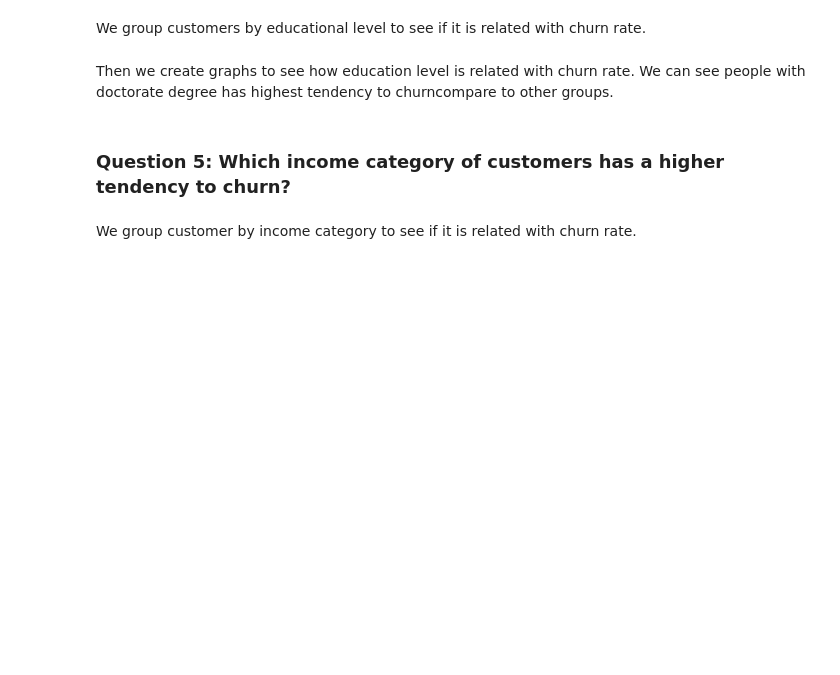
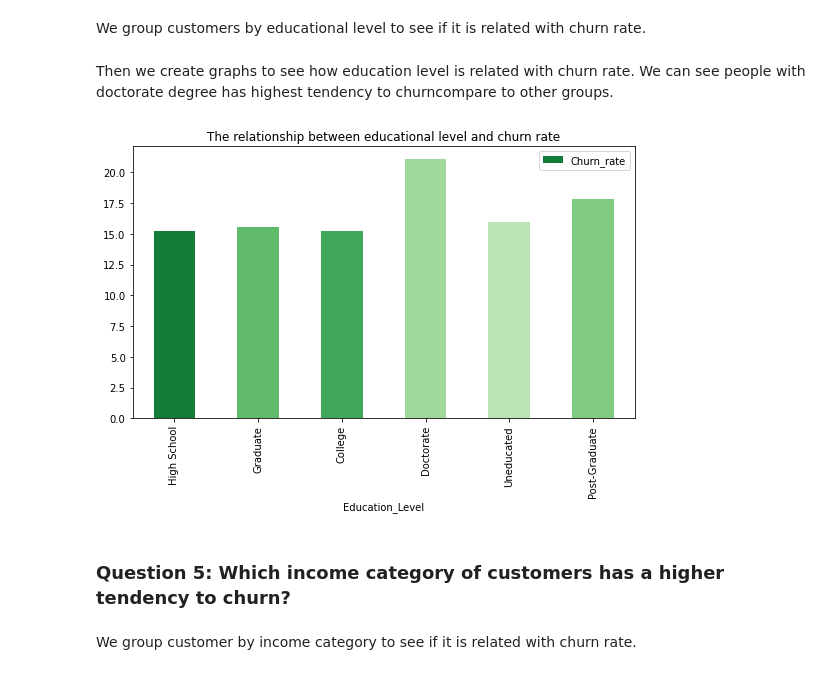
Before and after one commit to zhouchun0105/credit-card-churners, a Jupyter notebook: SUBMIT_creditcard_churners_team1.ipynb, the cells around one changed output. Drawn from its saved outputs; the diff is of its cells as text; code cells hidden in the pictures; blank space fills up the shorter version.

```diff
--- a/SUBMIT_creditcard_churners_team1.ipynb
+++ b/SUBMIT_creditcard_churners_team1.ipynb
@@ -247,9 +254,8 @@ Education_Level
 Then we create graphs to see how education level is related with churn rate. We can see people with doctorate degree has highest tendency to churncompare to other groups.
 # %%
 Education_Level.plot(title = 'The relationship between educational level and churn rate',kind='bar', x='Education_Level', y='Churn_rate',color = ['#137c39','#60ba6c','#41a75b','#a0d89b','#bbe4b5','#81ca82'], figsize=(9, 5));
-Education_Level.plot(kind='line', x='Education_Level', y='Churn_rate', color=['#41a75b'],figsize=(9, 5));
-labels='High School','Graduate','College','Doctorate','Uneducated','Post_Graduate'
-Education_Level.plot(kind='pie', x='Education_Level', y='Churn_rate', labels=labels);
+# %% [output]
+[figure, added]
 # %% [markdown]
 ### **Question 5: Which income category of customers has a higher tendency to churn?**
 # %% [markdown]
```
Also changed, not shown: parts of 8 cells of this notebook.
